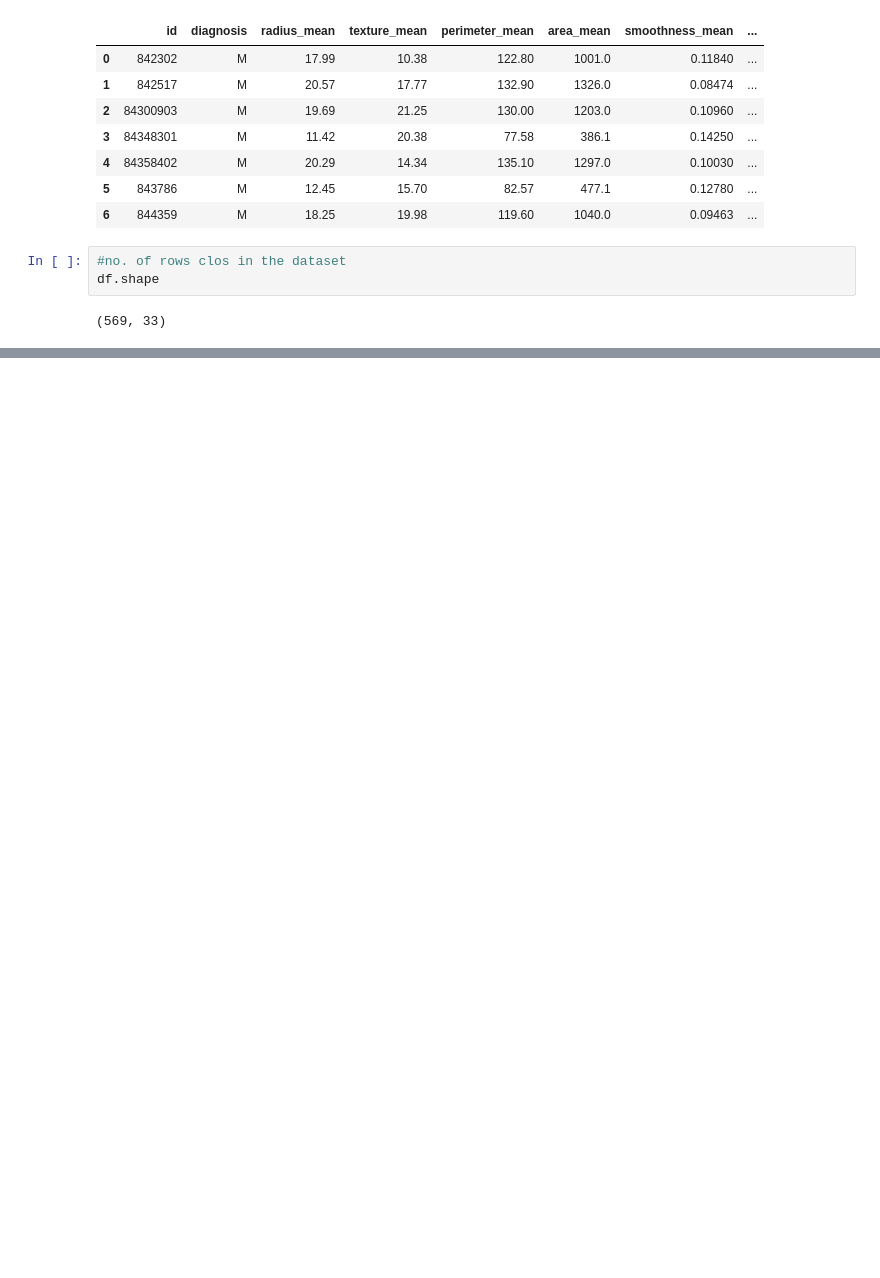
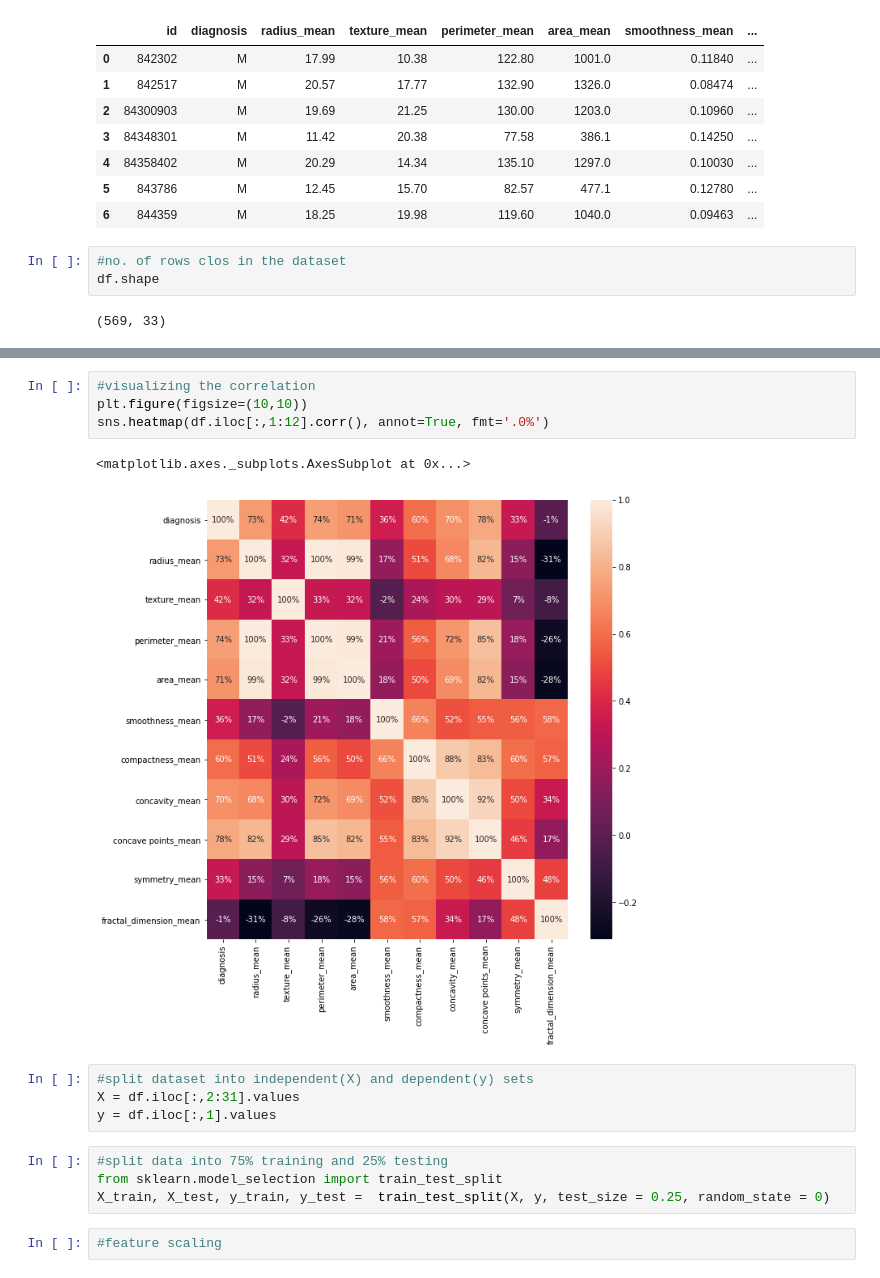
Before and after one commit to kaustavr19/Data-Science_ML----Projects-Resources, a Jupyter notebook: Projects/Breast Cancer/Breast_Cancer.ipynb, the cells around one changed output, grey strips where cells are left out. Cells and saved outputs as stored; diff of their text form; blank space fills up the shorter version.

```diff
--- a/Projects/Breast Cancer/Breast_Cancer.ipynb
+++ b/Projects/Breast Cancer/Breast_Cancer.ipynb
@@ -31,0 +145,17 @@ df.shape
+# %%
+#visualizing the correlation
+plt.figure(figsize=(10,10))
+sns.heatmap(df.iloc[:,1:12].corr(), annot=True, fmt='.0%')
+# %% [output]
+<matplotlib.axes._subplots.AxesSubplot at 0x...>
+[figure, added]
+# %%
+#split dataset into independent(X) and dependent(y) sets
+X = df.iloc[:,2:31].values
+y = df.iloc[:,1].values
+# %%
+#split data into 75% training and 25% testing
+from sklearn.model_selection import train_test_split
+X_train, X_test, y_train, y_test =  train_test_split(X, y, test_size = 0.25, random_state = 0)
+# %%
+#feature scaling
```
Also changed, not shown: parts of 10 cells of this notebook.
